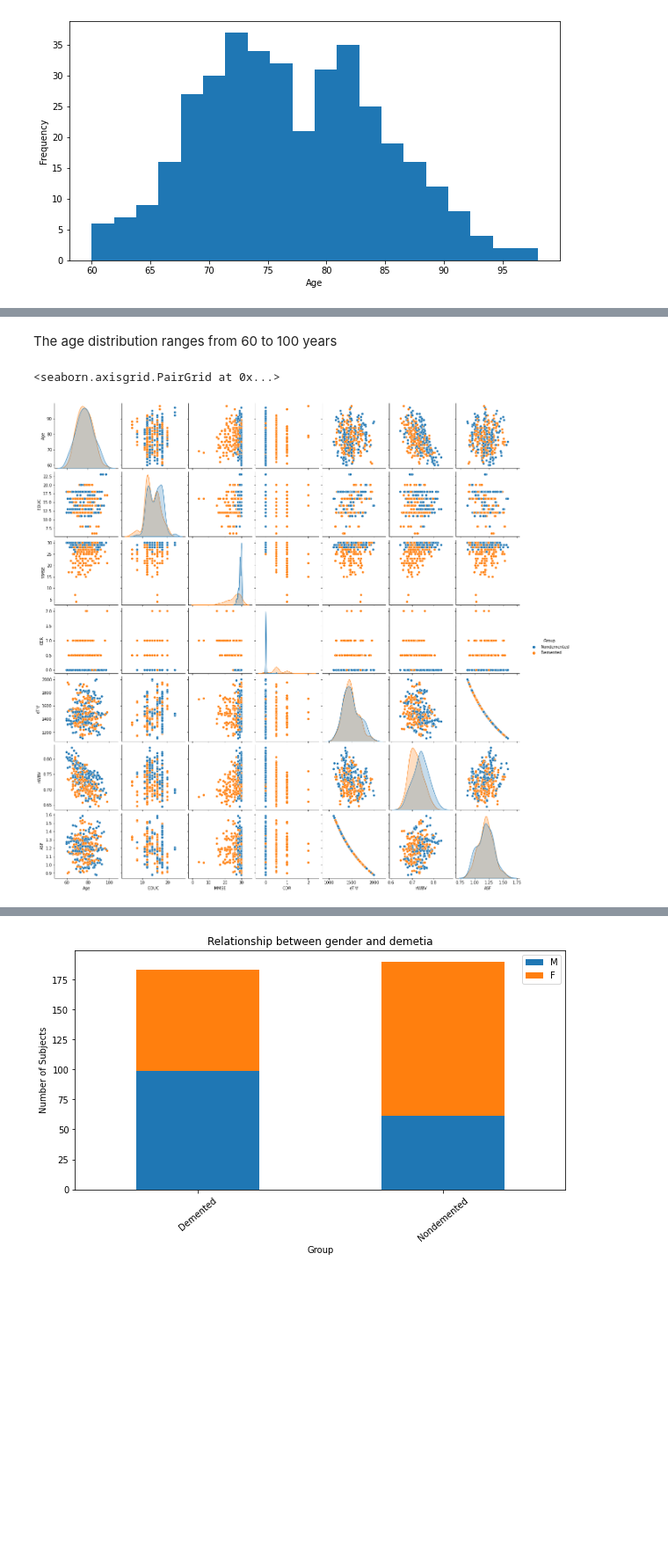
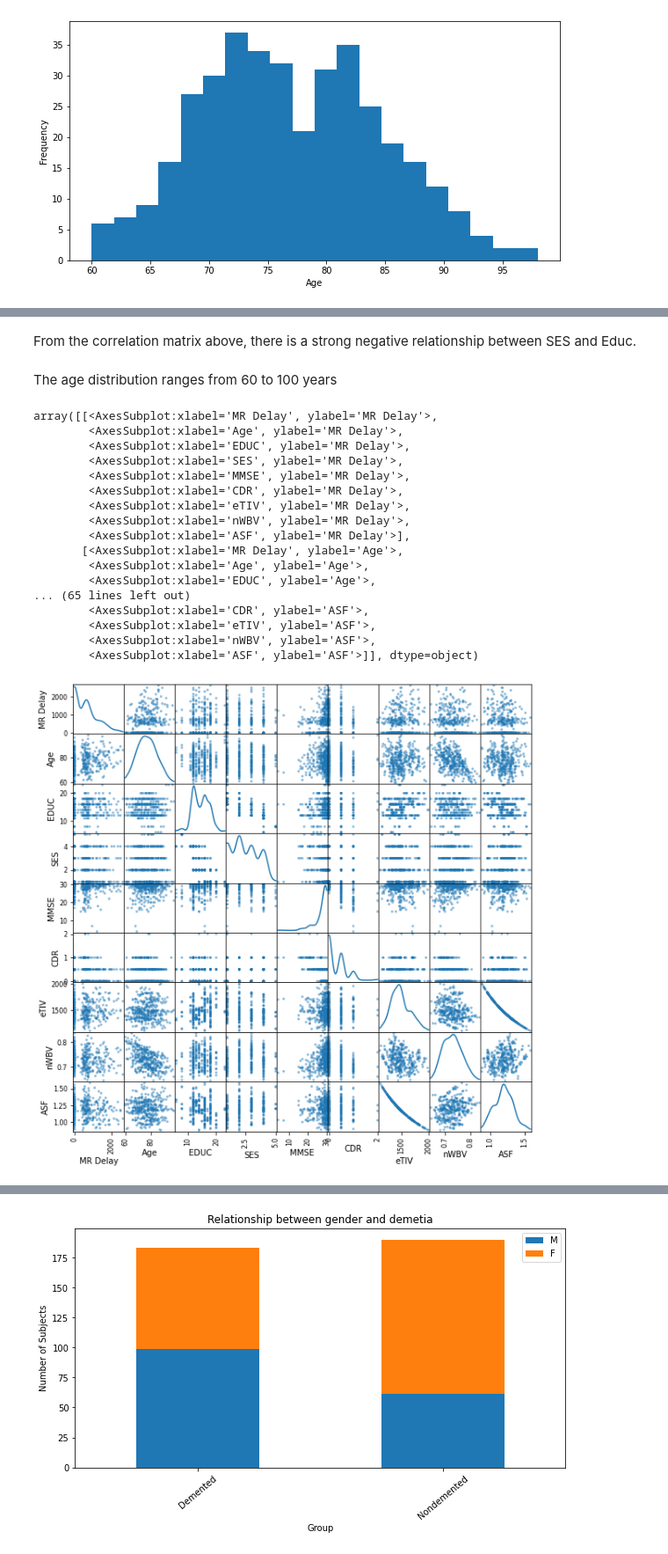
Before and after one commit to CS-School-Projects/ml-alzheirmer-prediction, a Jupyter notebook: alzhermer_notebook.ipynb, the cells around one changed output, grey strips where cells are left out. Shown at 88% size. Cells and saved outputs as stored; diff of their text form; code cells hidden in the pictures; blank space fills up the shorter version.

```diff
--- a/alzhermer_notebook.ipynb
+++ b/alzhermer_notebook.ipynb
@@ -184,9 +223,28 @@ plt.show()
+# %% [markdown]
+From the correlation matrix above, there is a strong negative relationship between SES and Educ.
 # %%
 import seaborn as sns
 # %% [markdown]
 The age distribution ranges from 60 to 100 years
 # %%
-sns.pairplot(df.drop(columns=["SES","MR Delay"]), hue="Group")
+# sns.pairplot(df.drop(columns=["MR Delay"]), hue="Group")
+pd.plotting.scatter_matrix(df, alpha = 0.5, figsize = (10, 10), diagonal = 'kde')
 # %% [output]
-<seaborn.axisgrid.PairGrid at 0x...>
+array([[<AxesSubplot:xlabel='MR Delay', ylabel='MR Delay'>,
+        <AxesSubplot:xlabel='Age', ylabel='MR Delay'>,
+        <AxesSubplot:xlabel='EDUC', ylabel='MR Delay'>,
+        <AxesSubplot:xlabel='SES', ylabel='MR Delay'>,
+        <AxesSubplot:xlabel='MMSE', ylabel='MR Delay'>,
+        <AxesSubplot:xlabel='CDR', ylabel='MR Delay'>,
+        <AxesSubplot:xlabel='eTIV', ylabel='MR Delay'>,
+        <AxesSubplot:xlabel='nWBV', ylabel='MR Delay'>,
+        <AxesSubplot:xlabel='ASF', ylabel='MR Delay'>],
+       [<AxesSubplot:xlabel='MR Delay', ylabel='Age'>,
+        <AxesSubplot:xlabel='Age', ylabel='Age'>,
+        <AxesSubplot:xlabel='EDUC', ylabel='Age'>,
+... (65 lines left out)
+        <AxesSubplot:xlabel='CDR', ylabel='ASF'>,
+        <AxesSubplot:xlabel='eTIV', ylabel='ASF'>,
+        <AxesSubplot:xlabel='nWBV', ylabel='ASF'>,
+        <AxesSubplot:xlabel='ASF', ylabel='ASF'>]], dtype=object)
-[figure, old version]
+[figure, new version]
```
Also changed, not shown: parts of 8 cells of this notebook.
